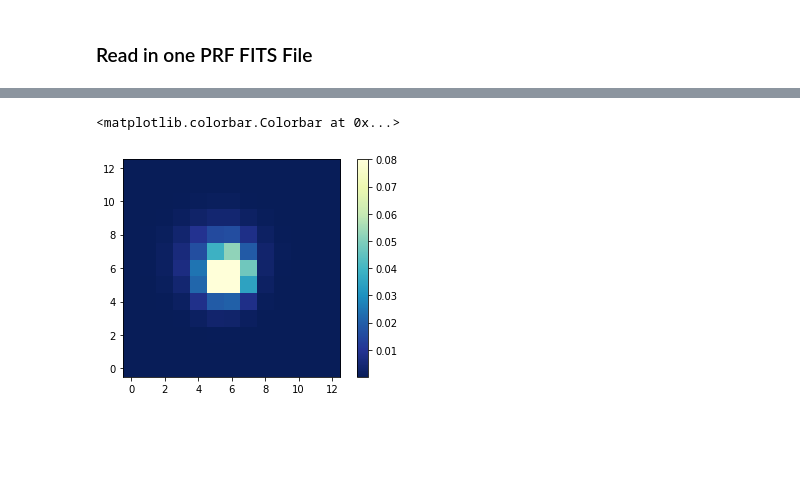
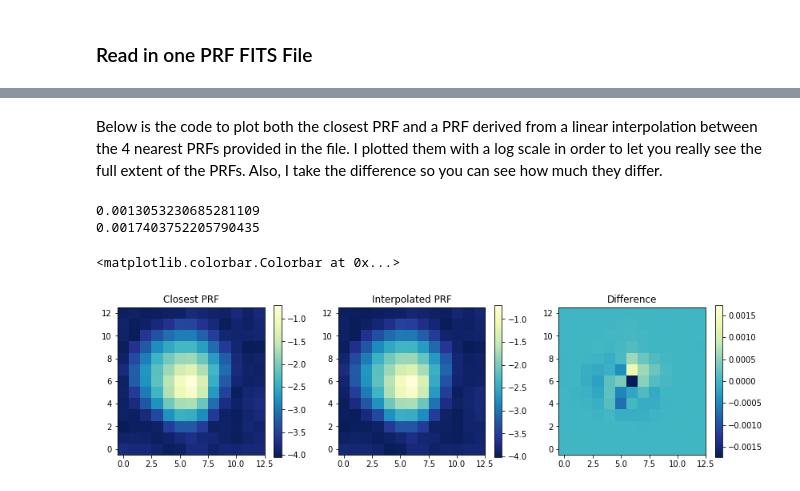
Before and after one commit to mustaric/susanTutorials, a Jupyter notebook: tessPrfRetrieval/tess_prf_retrieval.ipynb, the cells around one changed output, grey strips where cells are left out. Saved outputs shown, nothing was run; the diff lists cells and outputs as text; code cells hidden in the pictures; blank space fills up the shorter version.

```diff
--- a/tessPrfRetrieval/tess_prf_retrieval.ipynb
+++ b/tessPrfRetrieval/tess_prf_retrieval.ipynb
@@ -57,6 +57,7 @@ def pathLookup(ccd,camera,sector):
 def readOnePrfFitsFile(ccd, camera, col, row, path, datestring):
     """
     reads in the full, interleaved prf Array for a single row,col,ccd,camera location.
+
     Inputs
     -------
     ccd
@@ -69,6 +70,7 @@ def readOnePrfFitsFile(ccd, camera, col, row, path, datestring):
         (float) Specific row where the PRF was sampled.
     path
         (string) The full path of the data file. Can be the MAST Web address
+
     Returns
     ------
     prfArray
@@ -86,7 +88,8 @@ def readOnePrfFitsFile(ccd, camera, col, row, path, datestring):
 
     return prfArray
 
-def determineClosestTessRowCol(col,row):
+#@TODO Better name? and docstring
+def determineClosestTessColRow(col,row):
     """
     Determine the four pairs of row, col positions of your target.
     These are specific to TESS and where they chose to report their PRFs.
@@ -195,12 +200,15 @@ def getPrfAtColRowFits(col, row, ccd, camera, sector, path):
     col, row
         (floats) Location on CCD to lookup. The origin of the CCD is the bottom left.
         Increasing column increases the "x-direction", and row increases the "y-direction"
+        The column coordinate system starts at column 45.
     ccd
         (int) CCD number. There are 4 CCDs per camera
     camera
         (int) Camera number. The instrument has 4 cameras
     sector
         (int)  Sector number, greater than or equal to 1.
+    path
+        (str) Directory or URL where the PRF fits files are located
 
     Returns
     ---------
@@ -210,15 +218,20 @@ def getPrfAtColRowFits(col, row, ccd, camera, sector, path):
     row = float(row)
     prfImages = []
 
-    #Determine a datestring in the file name and the path based on ccd/camer/sector
-    datestring, addPath = pathLookup(ccd, camera, sector)
-    path = path + addPath
+    #Determine a datestring in the file name and the path based on ccd/camera/sector
+    #print(path)
+    datestring, subDirectory = pathLookup(ccd, camera, sector)
+    #print(datestring, subDirectory)
+    path = path + subDirectory
+    #print("***")
+    #print(path, path2)
+    #import pdb; pdb.set_trace()
 
     #Convert the fractional pixels to the offset required for the interleaved pixels.
     colOffset, rowOffset = getOffsetsFromPixelFractions(col, row)
 
     #Determine the 4 (col,row) locations with exact PRF measurements.
-    imagePos = determineClosestTessRowCol(col, row)
+    imagePos = determineClosestTessColRow(col, row)
 
 
     #Loop over the 4 locations and read in each file and extract the sub-pixel location.
@@ -246,10 +303,30 @@ sector = 1
 path = "https://archive.stsci.edu/missions/tess/models/prf_fitsfiles/"
 
 prf = getPrfAtColRowFits(col, row, ccd, camera, sector, path)
+closestPrf = getNearestPrfFits(col, row, ccd, camera, sector, path)
-# %%
-kwargs = {'origin':'bottom', 'interpolation':'nearest', 'cmap':plt.cm.YlGnBu_r}
-plt.imshow(prf, **kwargs, vmax=.08)
-plt.colorbar()
-# %% [output]
-<matplotlib.colorbar.Colorbar at 0x...>
-[figure, removed]
+# %% [markdown]
+Below is the code to plot both the closest PRF and a PRF derived from a linear interpolation between the 4 nearest PRFs provided in the file.  I plotted them with a log scale in order to let you really see the full extent of the PRFs.  Also, I take the difference so you can see how much they differ.
+# %%
+kwargs = {'origin':'bottom', 'interpolation':'nearest', 'cmap':plt.cm.YlGnBu_r}
+plt.figure(figsize=(14,3.5))
+plt.subplot(131)
+plt.imshow(np.log10(closestPrf), **kwargs)
+plt.colorbar()
+plt.title('Closest PRF')
+plt.subplot(132)
+plt.imshow(np.log10(prf), **kwargs)
+plt.colorbar()
+plt.title('Interpolated PRF')
+plt.subplot(133)
+
+diff = closestPrf - prf
+plt.imshow(diff, **kwargs)
+mx = max( np.max(diff), np.fabs(np.min(diff)))
+plt.clim(-mx, mx)
+plt.title('Difference')
+plt.colorbar()
+# %% [output]
+0.0013053230685281109
+0.0017403752205790435
+<matplotlib.colorbar.Colorbar at 0x...>
+[figure, added]
```
Also changed, not shown: parts of 47 cells of this notebook.
